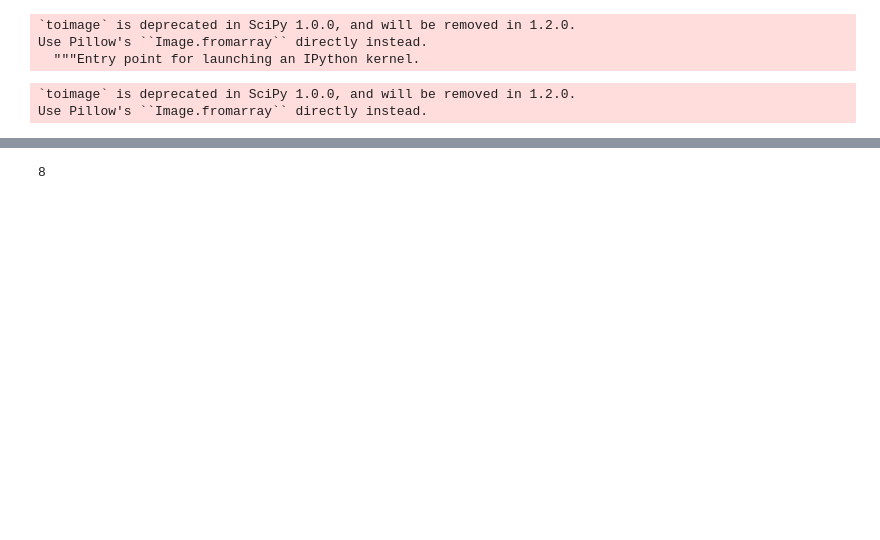
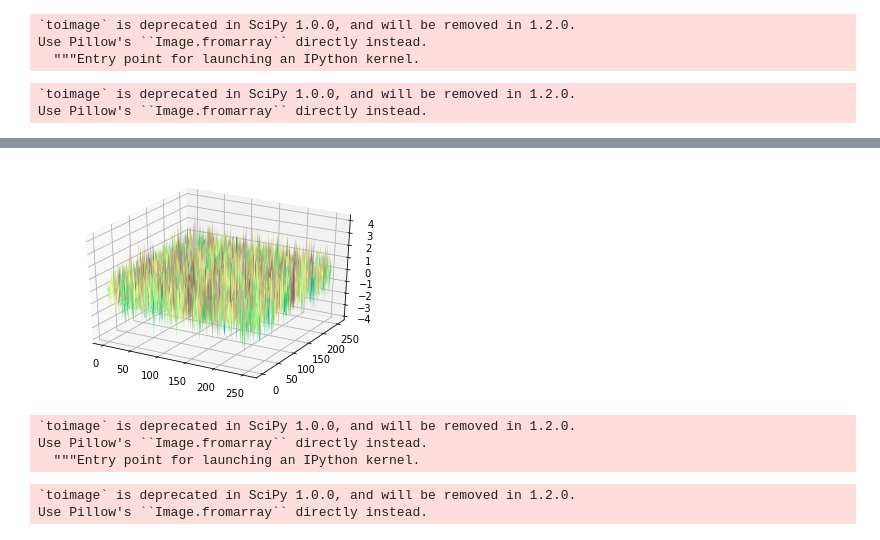
Before and after one commit to anirudhssundar/Perlin_Noise, a Jupyter notebook: Untitled.ipynb, the cells around one changed output, grey strips where cells are left out. Cells and saved outputs as stored; diff of their text form; code cells hidden in the pictures; blank space fills up the shorter version.

```diff
--- a/Untitled.ipynb
+++ b/Untitled.ipynb
@@ -75,4 +75,58 @@ plt.show()
-# %%
-np.random.randint(0,10)
-# %% [output]
-8
+# %%
+x, y = np.meshgrid(np.arange(256), np.arange(256))
+
+noise =  np.random.normal(loc=0, scale=1, size=img.shape)
+# %%
+fig = plt.figure()
+ax = plt.axes(projection='3d')
+X,Y = np.meshgrid(np.arange(256),np.arange(256))
+
+
+ax.plot_surface(X,Y,noise,cmap = 'terrain')
+plt.show()
+# %% [output]
+[figure, added]
+# %%
+toimage(noise).show()
+# %% [output]
+`toimage` is deprecated in SciPy 1.0.0, and will be removed in 1.2.0.
+Use Pillow's ``Image.fromarray`` directly instead.
+  """Entry point for launching an IPython kernel.
+# %%
+lightblue = [0,191,255]
+blue = [65,105,225]
+green = [34,139,34]
+darkgreen = [0,100,0]
+sandy = [210,180,140]
+beach = [238, 214, 175]
+snow = [255, 250, 250]
+mountain = [139, 137, 137]
+
+threshold = 0
+
+def add_color2(world):
+    color_world = np.zeros(world.shape+(3,))
+    for i in range(shape[0]):
+        for j in range(shape[1]):
+            if world[i][j] < threshold + 0.05:
+                color_world[i][j] = blue
+            elif world[i][j] < threshold + 0.055:
+                color_world[i][j] = sandy
+            elif world[i][j] < threshold + 0.1:
+                color_world[i][j] = beach
+            elif world[i][j] < threshold + 0.2:
+                color_world[i][j] = green
+            elif world[i][j] < threshold + 0.25:
+                color_world[i][j] = darkgreen
+            elif world[i][j] < threshold + 0.3:
+                color_world[i][j] = mountain
+            elif world[i][j] < threshold + 0.7:
+                color_world[i][j] = snow
+
+    return color_world
+
+island_world_grad = add_color2(noise)
+toimage(island_world_grad).show()
+# %% [output]
+`toimage` is deprecated in SciPy 1.0.0, and will be removed in 1.2.0.
+Use Pillow's ``Image.fromarray`` directly instead.
```
Also changed, not shown: parts of 2 cells of this notebook.
